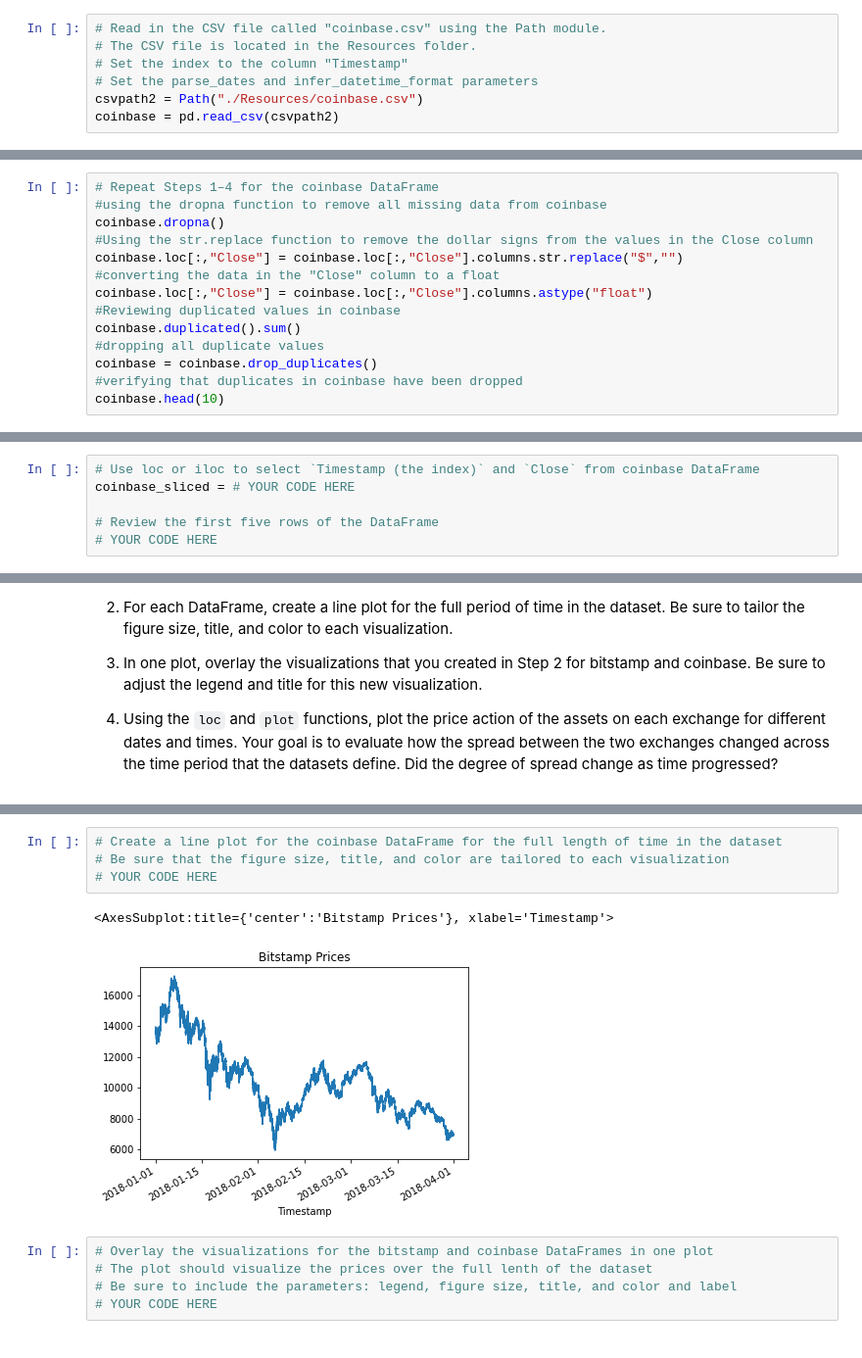
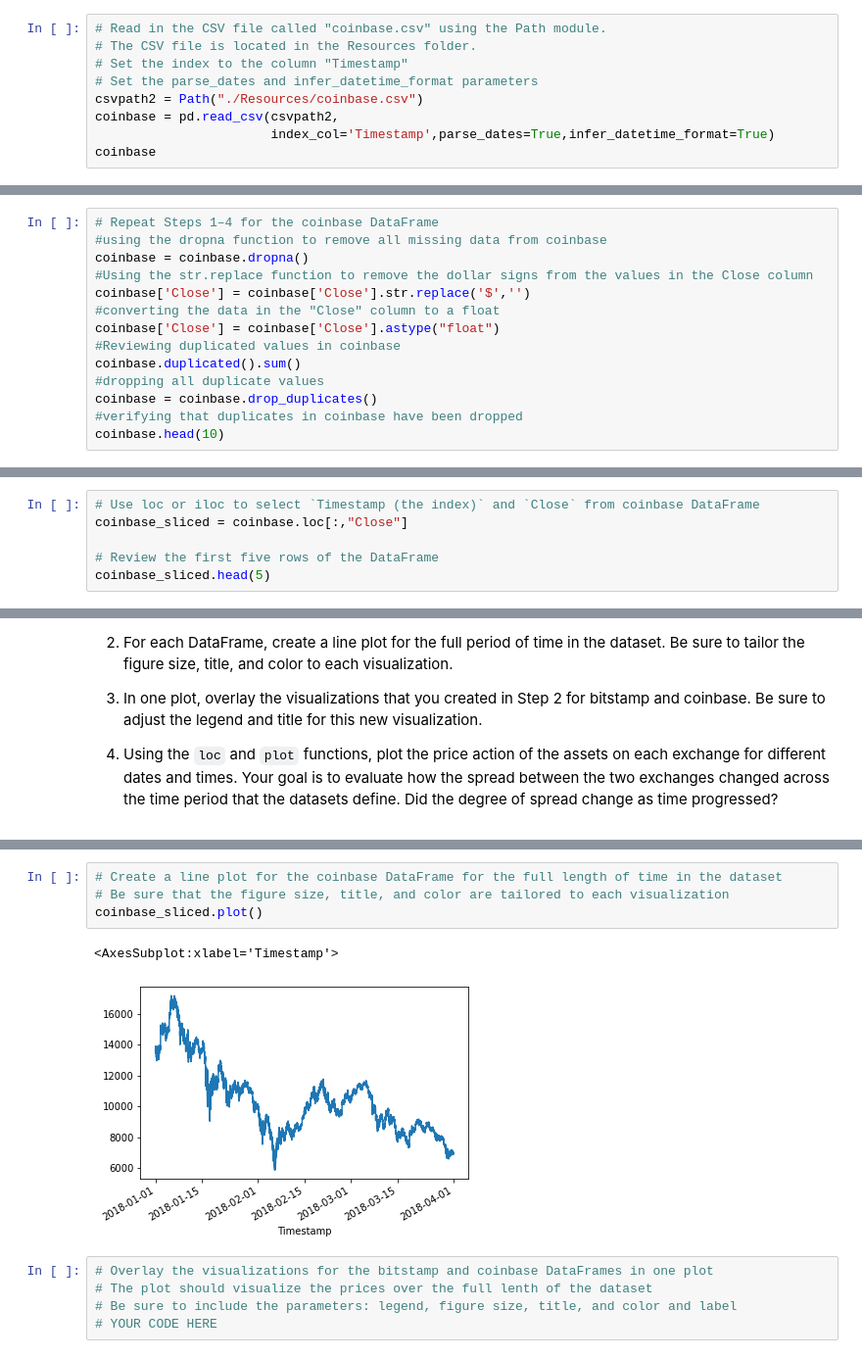
Before and after one commit to qrolston/Crypto-Arbitrage, a Jupyter notebook: crypto_arbitrage.ipynb, the cells around one changed output, grey strips where cells are left out. Shown at 98% size. Cells and saved outputs as stored; diff of their text form.

```diff
--- a/crypto_arbitrage.ipynb
+++ b/crypto_arbitrage.ipynb
@@ -59,4 +76,6 @@ bitstamp.head()
 # Set the index to the column "Timestamp"
 # Set the parse_dates and infer_datetime_format parameters
 csvpath2 = Path("./Resources/coinbase.csv")
-coinbase = pd.read_csv(csvpath2)
+coinbase = pd.read_csv(csvpath2,
+                       index_col='Timestamp',parse_dates=True,infer_datetime_format=True)
+coinbase
@@ -129,11 +185,11 @@ bitstamp.head(10)
 # %%
 # Repeat Steps 1–4 for the coinbase DataFrame
 #using the dropna function to remove all missing data from coinbase
-coinbase.dropna()
+coinbase = coinbase.dropna()
 #Using the str.replace function to remove the dollar signs from the values in the Close column
-coinbase.loc[:,"Close"] = coinbase.loc[:,"Close"].columns.str.replace("$","")
+coinbase['Close'] = coinbase['Close'].str.replace('$','')
 #converting the data in the "Close" column to a float
-coinbase.loc[:,"Close"] = coinbase.loc[:,"Close"].columns.astype("float")
+coinbase['Close'] = coinbase['Close'].astype("float")
 #Reviewing duplicated values in coinbase
 coinbase.duplicated().sum()
 #dropping all duplicate values
@@ -177,7 +256,7 @@ bitstamp_sliced = # YOUR CODE HERE
 # %%
 # Use loc or iloc to select `Timestamp (the index)` and `Close` from coinbase DataFrame
-coinbase_sliced = # YOUR CODE HERE
+coinbase_sliced = coinbase.loc[:,"Close"]
 
 # Review the first five rows of the DataFrame
-# YOUR CODE HERE
+coinbase_sliced.head(5)
 # %% [output]
@@ -236,10 +315,10 @@ Sort through the time series data associated with the bitstamp and coinbase Data
 # %%
 # Create a line plot for the coinbase DataFrame for the full length of time in the dataset
 # Be sure that the figure size, title, and color are tailored to each visualization
-# YOUR CODE HERE
+coinbase_sliced.plot()
 # %% [output]
-<AxesSubplot:title={'center':'Bitstamp Prices'}, xlabel='Timestamp'>
+<AxesSubplot:xlabel='Timestamp'>
-[figure, old version]
+[figure, new version]
 # %%
 # Overlay the visualizations for the bitstamp and coinbase DataFrames in one plot
 # The plot should visualize the prices over the full lenth of the dataset
```
Also changed, not shown: parts of 12 cells of this notebook.
